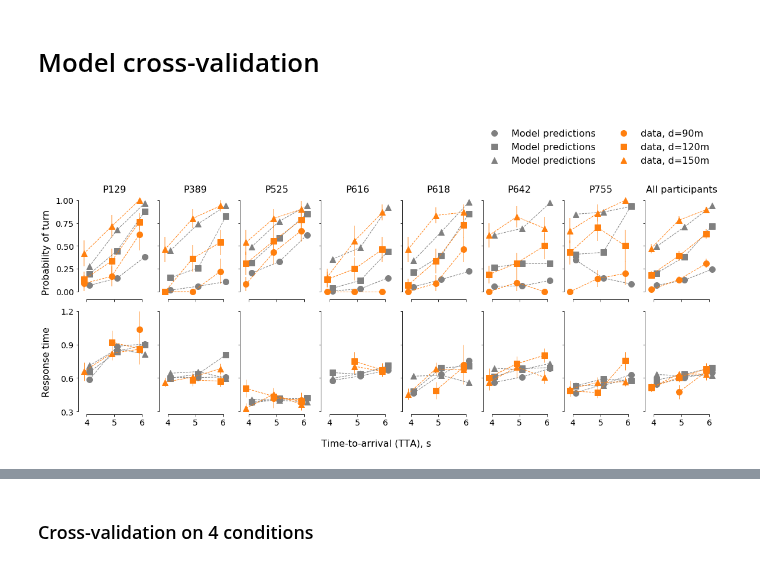
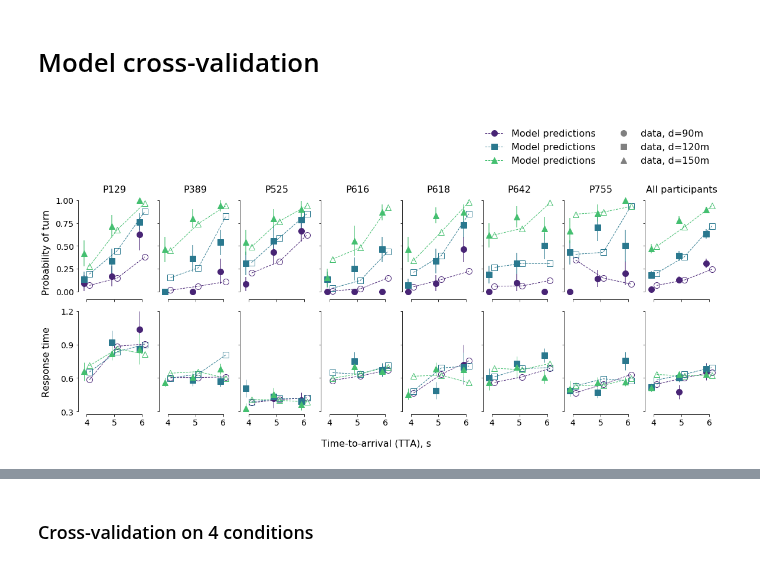
Before and after one commit to cherepaha/evidence_accumulation_in_gap_acceptance, a Jupyter notebook: data_and_model_analysis/paper_figures.ipynb, the cells around one changed output, grey strips where cells are left out. Cells and saved outputs as stored; diff of their text form; code cells hidden in the pictures.

```diff
--- a/data_and_model_analysis/paper_figures.ipynb
+++ b/data_and_model_analysis/paper_figures.ipynb
@@ -340,16 +341,20 @@ plt.savefig('../output/fig_RT_dist.png', bbox_inches='tight')
 [figure]
 # %% [markdown]
 # Model cross-validation
+# %%
+model_measures_cross_validation_8 = pd.read_csv(os.path.join(fit_results_path, 'cross_validation_8_measures.csv'))
+model_measures_cross_validation_4 = pd.read_csv(os.path.join(fit_results_path, 'cross_validation_4_measures.csv'))
 # %%
-def plot_cross_validation_v0(exp_data, model_measures):
+def plot_cross_validation(exp_data, model_measures):
     #because of the bug in matplotlib/pandas, we need to convert subj_id to str to avoid warnings
     exp_data = exp_data.astype({'subj_id': str})
 
     model_measures = model_measures[(model_measures.tta_condition>=4.0) & (model_measures.tta_condition<=6.0)]
 
     d_conditions = [90, 120, 150]
+    colors = [plt.cm.viridis(r) for r in np.linspace(0.1,0.7,len(d_conditions))]
     markers=['o', 's', '^']
-    data_color='C1'
+    data_color='grey'
     model_color='grey'
     marker_size=10
     marker_offset = 0.1
@@ -362,7 +367,7 @@ def plot_cross_validation_v0(exp_data, model_measures):
     for (var, subj_id), ax in zip(subfigures, axes.flatten()):
         if var=='is_turn_decision':
             ax.set_title('All participants' if subj_id=='all' else 'P%s' % (subj_id), fontsize=16)
-        for d_condition, marker in zip(d_conditions, markers):
+        for d_condition, marker, color in zip(d_conditions, markers, colors):
             model_subj_d_measures = model_measures[(model_measures.subj_id==subj_id)
                                                    & (model_measures.d_condition==d_condition)]
 
@@ -372,21 +377,27 @@ def plot_cross_validation_v0(exp_data, model_measures):
                 data_subj_d_measures = exp_data[(exp_data.subj_id==subj_id) & (exp_data.d_condition==d_condition)]
 
             if var=='is_turn_decision':
+                # Model
                 ax.plot(model_subj_d_measures.tta_condition+marker_offset, model_subj_d_measures[var],
-                            color=model_color, label=d_condition, ls='--', lw=1, marker=marker, ms=marker_size)
+                            color=color, label=d_condition, ls='--', lw=1, marker=marker, ms=marker_size, fillstyle='none')
+
+                # Data
                 psf_ci = get_psf_ci(data_subj_d_measures)
-                ax.plot(psf_ci.tta_condition-marker_offset, psf_ci.p_turn, ls='--', lw=1, marker=marker,
-                        ms=marker_size, color=data_color, zorder=10)
+                ax.plot(psf_ci.tta_condition-marker_offset, psf_ci.p_turn, ls='', lw=1, marker=marker,
+                        ms=marker_size, color=color, zorder=10)
                 ax.vlines(x=psf_ci.tta_condition-marker_offset, ymin=psf_ci.ci_l, ymax=psf_ci.ci_r,
-                          color=data_color, alpha=0.6, zorder=10)
+                          color=color, alpha=0.6, zorder=10)
             elif var=='RT':
+                # Model
                 ax.plot(model_subj_d_measures.tta_condition+marker_offset, model_subj_d_measures[var],
-                        color=model_color, label=d_condition, ls='--', lw=1, marker=marker, ms=marker_size)
+                        color=color, label=d_condition, ls='--', lw=1, marker=marker, ms=marker_size, fillstyle='none')
+
+                # Data
                 data_subj_d_measures = data_subj_d_measures[data_subj_d_measures.is_turn_decision]
                 if len(data_subj_d_measures)>0:
                     data_mean_sem = get_rt_mean_sem(data_subj_d_measures)
                     ax.errorbar(data_mean_sem.index-marker_offset, data_mean_sem.RT_mean, yerr=data_mean_sem.RT_sem,
-                                ls='--', lw=1, marker=marker, ms=marker_size, color=data_color)
+                                ls='', lw=1, marker=marker, ms=marker_size, color=color, ecolor=color)
                 ax.set_ylim((0.3, 1.2))
                 ax.set_yticks([0.3, 0.6, 0.9, 1.2])
 
@@ -400,8 +411,8 @@ def plot_cross_validation_v0(exp_data, model_measures):
     sns.despine(offset=5, trim=True)
     plt.tight_layout()
 
-    legend_elements = ([Line2D([0], [0], color=model_color, marker=marker, ms=marker_size, lw=0, label='Model predictions')
-                           for d_condition, marker in zip(d_conditions, markers)]
+    legend_elements = ([Line2D([0], [0], color=color, marker=marker, ms=marker_size, lw=1, ls='--', label='Model predictions')
+                           for d_condition, marker, color in zip(d_conditions, markers, colors)]
                        + [Line2D([0], [0], color=data_color, marker=marker, ms=marker_size, lw=0, label='data, d=%im' % (d_condition))
                            for d_condition, marker in zip(d_conditions, markers)])
 #                        + [Line2D([0], [0], color=model_color, marker='*', ms=marker_size, lw=0, label='Model predictions')])
@@ -413,9 +424,8 @@ def plot_cross_validation_v0(exp_data, model_measures):
     fig.text(-0.01, 0.55, 'Probability of turn', fontsize=16, rotation=90)
     fig.text(-0.01, 0.15, 'Response time', fontsize=16, rotation=90)
 # %%
-model_measures_cross_validation = pd.read_csv(os.path.join(fit_results_path, 'cross_validation_8_measures.csv'))
-plot_cross_validation_v0(exp_measures, model_measures_cross_validation)
-plt.savefig('../output/fig_cross_validation.png', bbox_inches='tight')
+plot_cross_validation(exp_measures, model_measures_cross_validation_8)
+plt.savefig('../output/fig_cross_validation_8.png', bbox_inches='tight')
 # %% [output]
-[figure, old version]
+[figure, new version]
 # %%
```
Also changed, not shown: parts of 10 cells of this notebook.
